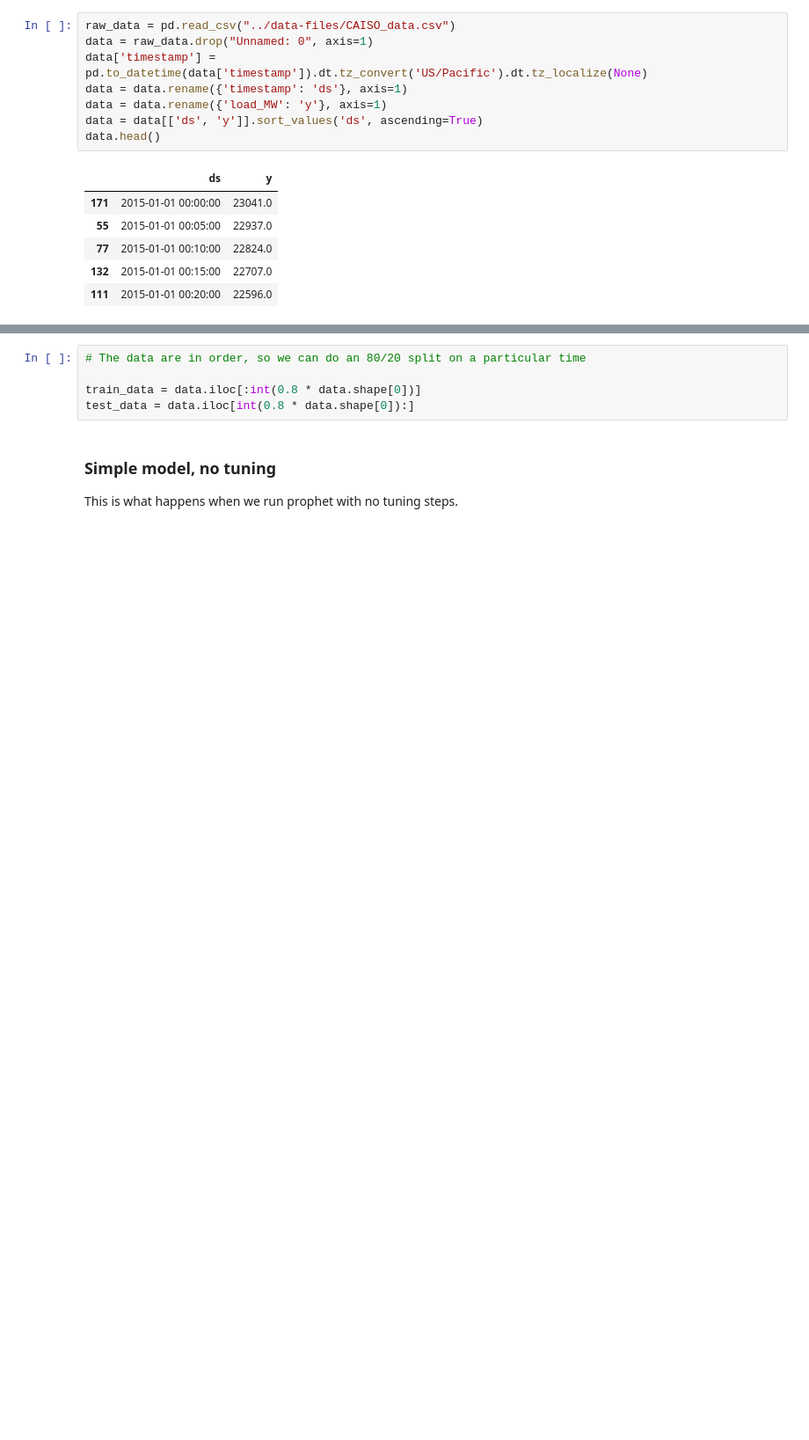
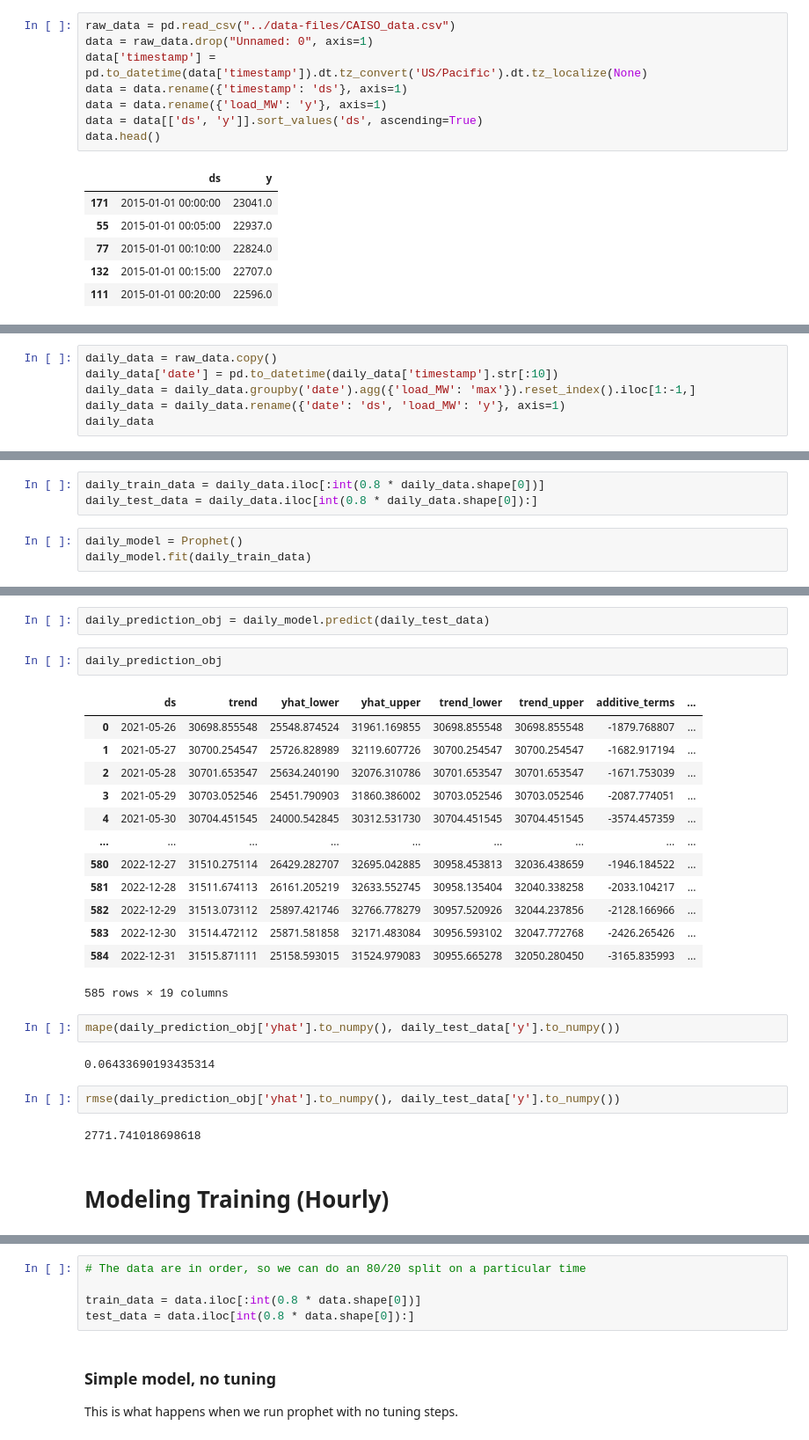
Before and after one commit to abosneaga/renewable_power, a Jupyter notebook: model_notebooks/Prophet.ipynb, the cells around one changed output, grey strips where cells are left out. Shown at 88% size. Drawn from its saved outputs; the diff is of its cells as text; blank space fills up the shorter version.

```diff
--- a/model_notebooks/Prophet.ipynb
+++ b/model_notebooks/Prophet.ipynb
@@ -34,0 +59,6 @@ data.head()
+# %%
+daily_data = raw_data.copy()
+daily_data['date'] = pd.to_datetime(daily_data['timestamp'].str[:10])
+daily_data = daily_data.groupby('date').agg({'load_MW': 'max'}).reset_index().iloc[1:-1,]
+daily_data = daily_data.rename({'date': 'ds', 'load_MW': 'y'}, axis=1)
+daily_data
@@ -36,0 +81,6 @@ data.head()
+# %%
+daily_train_data = daily_data.iloc[:int(0.8 * daily_data.shape[0])]
+daily_test_data = daily_data.iloc[int(0.8 * daily_data.shape[0]):]
+# %%
+daily_model = Prophet()
+daily_model.fit(daily_train_data)
@@ -36,0 +91,28 @@ data.head()
+# %%
+daily_prediction_obj = daily_model.predict(daily_test_data)
+# %%
+daily_prediction_obj
+# %% [output]
+|  | ds | trend | yhat_lower | yhat_upper | trend_lower | trend_upper | additive_terms | ... |
+| 0 | 2021-05-26 | 30698.855548 | 25548.874524 | 31961.169855 | 30698.855548 | 30698.855548 | -1879.768807 | ... |
+| 1 | 2021-05-27 | 30700.254547 | 25726.828989 | 32119.607726 | 30700.254547 | 30700.254547 | -1682.917194 | ... |
+| 2 | 2021-05-28 | 30701.653547 | 25634.240190 | 32076.310786 | 30701.653547 | 30701.653547 | -1671.753039 | ... |
+| 3 | 2021-05-29 | 30703.052546 | 25451.790903 | 31860.386002 | 30703.052546 | 30703.052546 | -2087.774051 | ... |
+| 4 | 2021-05-30 | 30704.451545 | 24000.542845 | 30312.531730 | 30704.451545 | 30704.451545 | -3574.457359 | ... |
+| ... | ... | ... | ... | ... | ... | ... | ... | ... |
+| 580 | 2022-12-27 | 31510.275114 | 26429.282707 | 32695.042885 | 30958.453813 | 32036.438659 | -1946.184522 | ... |
+| 581 | 2022-12-28 | 31511.674113 | 26161.205219 | 32633.552745 | 30958.135404 | 32040.338258 | -2033.104217 | ... |
+| 582 | 2022-12-29 | 31513.073112 | 25897.421746 | 32766.778279 | 30957.520926 | 32044.237856 | -2128.166966 | ... |
+| 583 | 2022-12-30 | 31514.472112 | 25871.581858 | 32171.483084 | 30956.593102 | 32047.772768 | -2426.265426 | ... |
+| 584 | 2022-12-31 | 31515.871111 | 25158.593015 | 31524.979083 | 30955.665278 | 32050.280450 | -3165.835993 | ... |
+585 rows × 19 columns
+# %%
+mape(daily_prediction_obj['yhat'].to_numpy(), daily_test_data['y'].to_numpy())
+# %% [output]
+0.06433690193435314
+# %%
+rmse(daily_prediction_obj['yhat'].to_numpy(), daily_test_data['y'].to_numpy())
+# %% [output]
+2771.741018698618
+# %% [markdown]
+# Modeling Training (Hourly)
```
Also changed, not shown: parts of 19 cells of this notebook, 2 other files.
